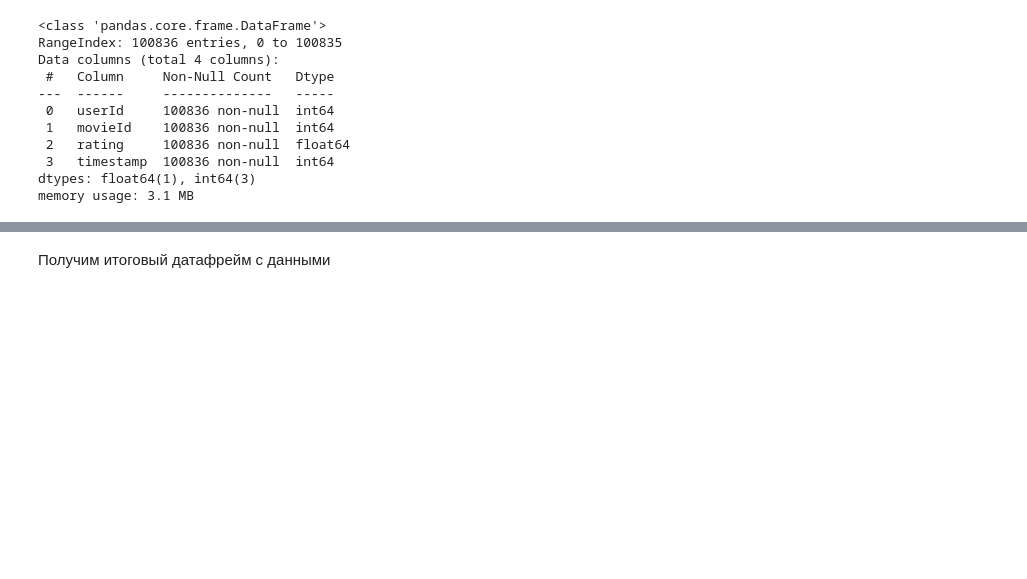
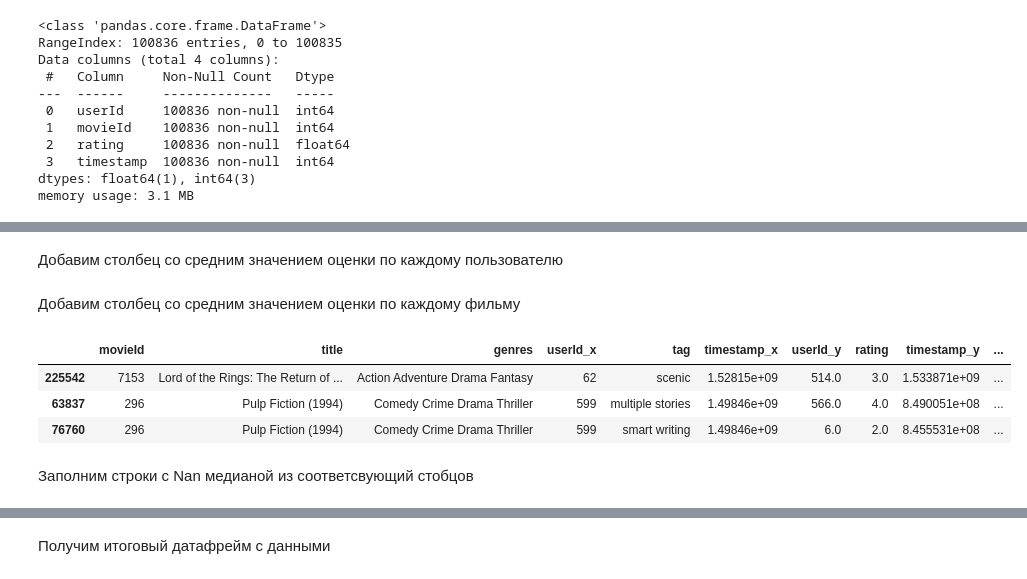
Before and after one commit to ivanvagin/Netology, a Jupyter notebook: Рекомендательные системы/Homework/RSML_HW_01.ipynb, the cells around one changed output, grey strips where cells are left out. Cells and saved outputs as stored; diff of their text form; code cells hidden in the pictures; blank space fills up the shorter version.

```diff
--- a/Рекомендательные системы/Homework/RSML_HW_01.ipynb
+++ b/Рекомендательные системы/Homework/RSML_HW_01.ipynb
@@ -123,0 +125,17 @@ None
+# %% [markdown]
+Добавим столбец со средним значением оценки  по каждому пользователю
+# %%
+movie_ratings_merge['avg_rate_user'] = movie_ratings_merge.groupby('userId_x')['rating'].transform('mean')
+# %% [markdown]
+Добавим столбец со средним значением оценки по каждому фильму
+# %%
+movie_ratings_merge['avg_rate_movie'] = movie_ratings_merge.groupby('movieId')['rating'].transform('mean')
+# %%
+movie_ratings_merge.sample(3)
+# %% [output]
+|  | movieId | title | genres | userId_x | tag | timestamp_x | userId_y | rating | timestamp_y | ... |
+| 225542 | 7153 | Lord of the Rings: The Return of ... | Action Adventure Drama Fantasy | 62 | scenic | 1.52815e+09 | 514.0 | 3.0 | 1.533871e+09 | ... |
+| 63837 | 296 | Pulp Fiction (1994) | Comedy Crime Drama Thriller | 599 | multiple stories | 1.49846e+09 | 566.0 | 4.0 | 8.490051e+08 | ... |
+| 76760 | 296 | Pulp Fiction (1994) | Comedy Crime Drama Thriller | 599 | smart writing | 1.49846e+09 | 6.0 | 2.0 | 8.455531e+08 | ... |
+# %% [markdown]
+Заполним  строки с Nan медианой из соответсвующий стобцов
```
Also changed, not shown: parts of 32 cells of this notebook, 1 other file.
